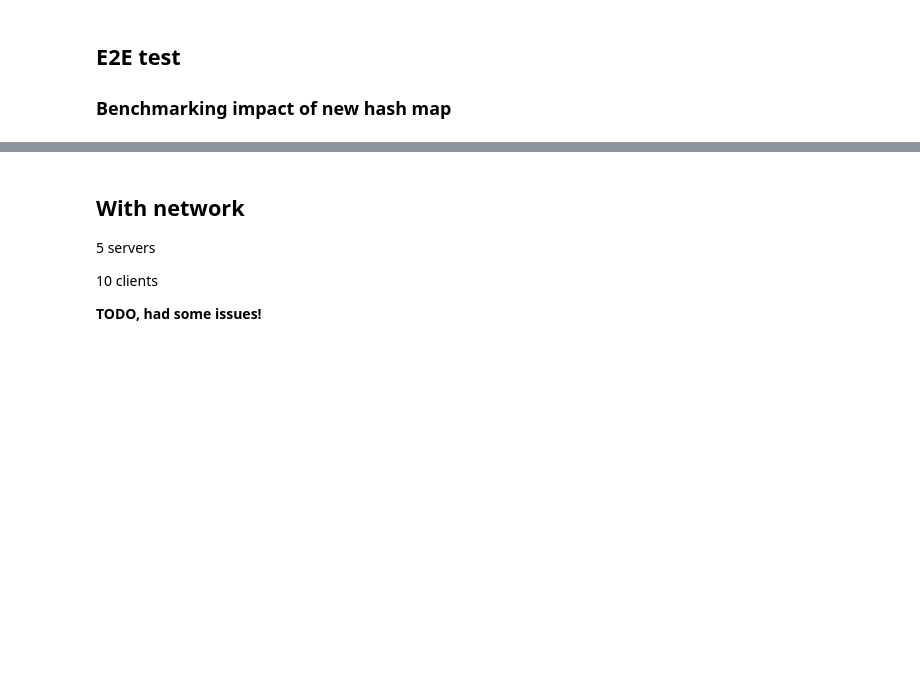
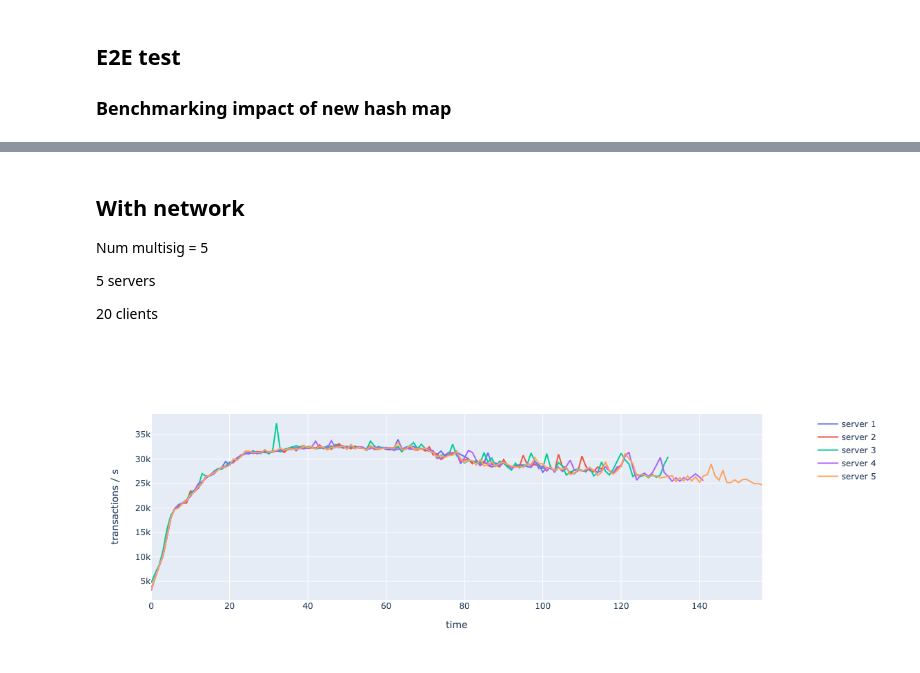
Before and after one commit to mmathys/acfts, a Jupyter notebook: docs/notebook/e2e/e2e.ipynb, the cells around one changed output, grey strips where cells are left out. Saved outputs shown, nothing was run; the diff lists cells and outputs as text; code cells hidden in the pictures; blank space fills up the shorter version.

```diff
--- a/docs/notebook/e2e/e2e.ipynb
+++ b/docs/notebook/e2e/e2e.ipynb
@@ -31,8 +31,28 @@ fig.show()
 # %% [markdown]
 ## With network
 
+Num multisig = 5
+
 5 servers
 
-10 clients
-
-**TODO, had some issues!**
+20 clients
+# %%
+import plotly.graph_objects as go
+from plotly.subplots import make_subplots
+import pandas as pd
+
+fig = make_subplots(specs=[[{"secondary_y": True}]])
+
+for i in range(0,5):
+    df = pd.read_csv(f"5sig{i+1}.csv")
+    fig.add_trace(
+        go.Scatter(y=df['tx'], name=f"server {i+1}"),
+        secondary_y=False,
+    )
+
+fig.update_xaxes(title_text="time")
+fig.update_yaxes(title_text="transactions / s", secondary_y=False)
+
+fig.show()
+# %% [output]
+[figure, added]
```
Also changed, not shown: parts of 1 cell of this notebook, 10 other files.
